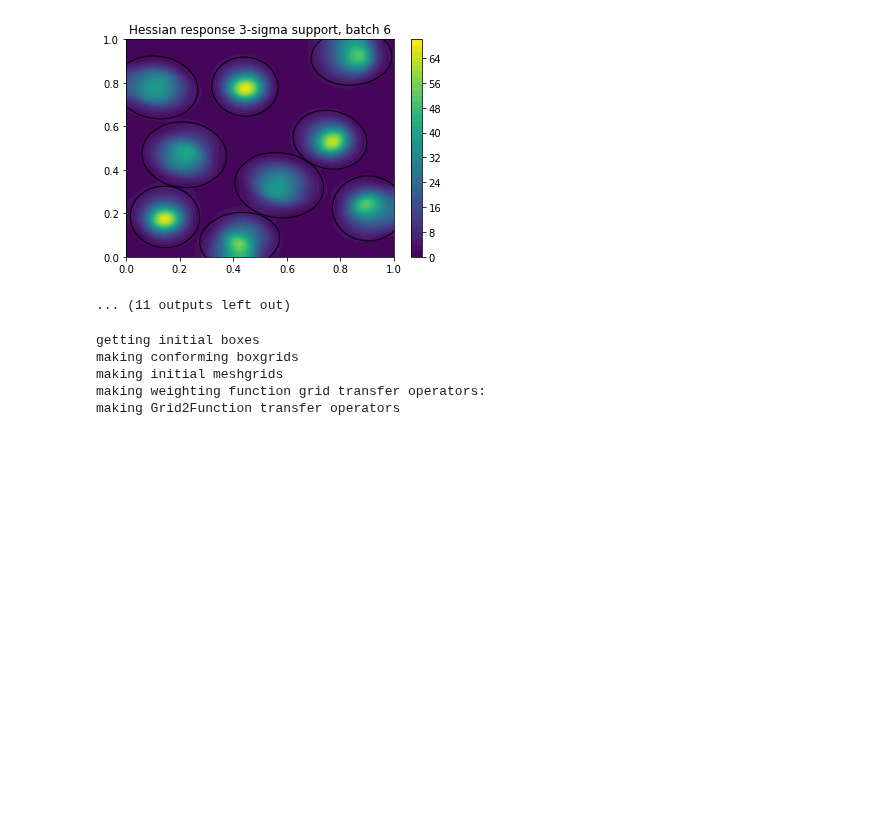
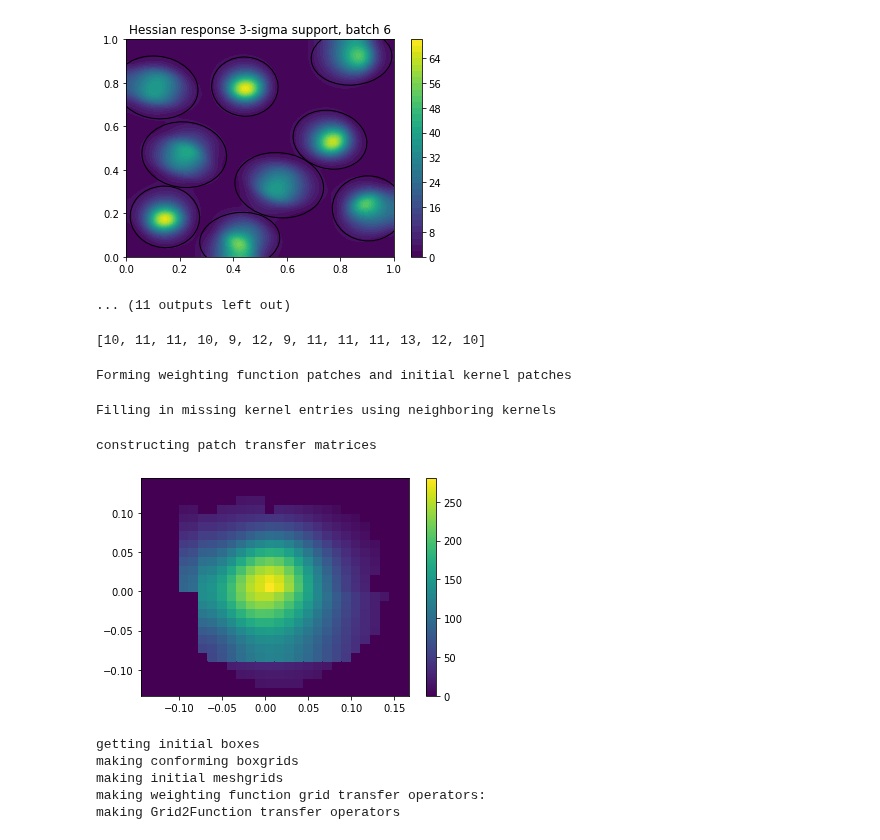
Before and after one commit to NickAlger/localpsf, a Jupyter notebook: code/heat_inverse_problem.ipynb, the cells around one changed output. Cells and saved outputs as stored; diff of their text form; code cells hidden in the pictures; blank space fills up the shorter version.

```diff
--- a/code/heat_inverse_problem.ipynb
+++ b/code/heat_inverse_problem.ipynb
@@ -345,10 +345,33 @@ done
 [figure]
 [figure]
 ... (11 outputs left out)
+# %%
+batch_lengths = [ppk.shape[0] for ppk in lpsf.point_batches]
+batch_lengths
+# %% [output]
+[10, 11, 11, 10, 9, 12, 9, 11, 11, 11, 13, 12, 10]
 # %%
-build_product_convolution_operator_from_fenics_functions(ww, ff_batches, pp, all_mu, all_Sigma, tau, batch_lengths,
-                                                             grid_density_multiplier=1.0, w_support_rtol=2e-2,
-                                                             num_f_extension_kernels=8, V_out=None)
+ww = lpsf.weighting_functions
+ff_batches = lpsf.dirac_comb_responses
+pp = np.vstack(lpsf.point_batches)
+all_mu = np.vstack(lpsf.mu_batches)
+all_Sigma = np.vstack(lpsf.Sigma_batches)
+tau = lpsf.tau
+batch_lengths = [ppk.shape[0] for ppk in lpsf.point_batches]
+
+
+PC = build_product_convolution_operator_from_fenics_functions(ww, ff_batches, pp,
+                                                              all_mu, all_Sigma, tau, batch_lengths,
+                                                              grid_density_multiplier=1.0, w_support_rtol=2e-2,
+                                                              num_f_extension_kernels=8, V_out=None)
+# %% [output]
+Forming weighting function patches and initial kernel patches
+Filling in missing kernel entries using neighboring kernels
+constructing patch transfer matrices
+# %%
+PC.FF[16].plot()
+# %% [output]
+[figure, added]
 # %%
 lpsf_grid = LocalPSFGrid(lpsf.weighting_functions,
                          lpsf.dirac_comb_responses,
```
Also changed, not shown: parts of 1 cell of this notebook, 1 other file.
